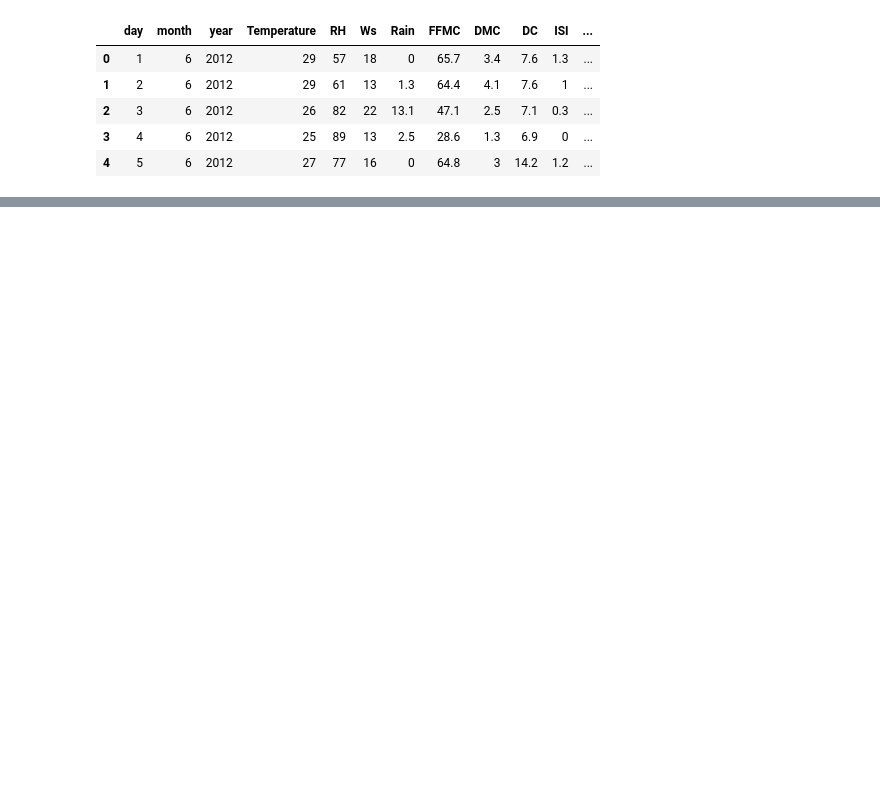
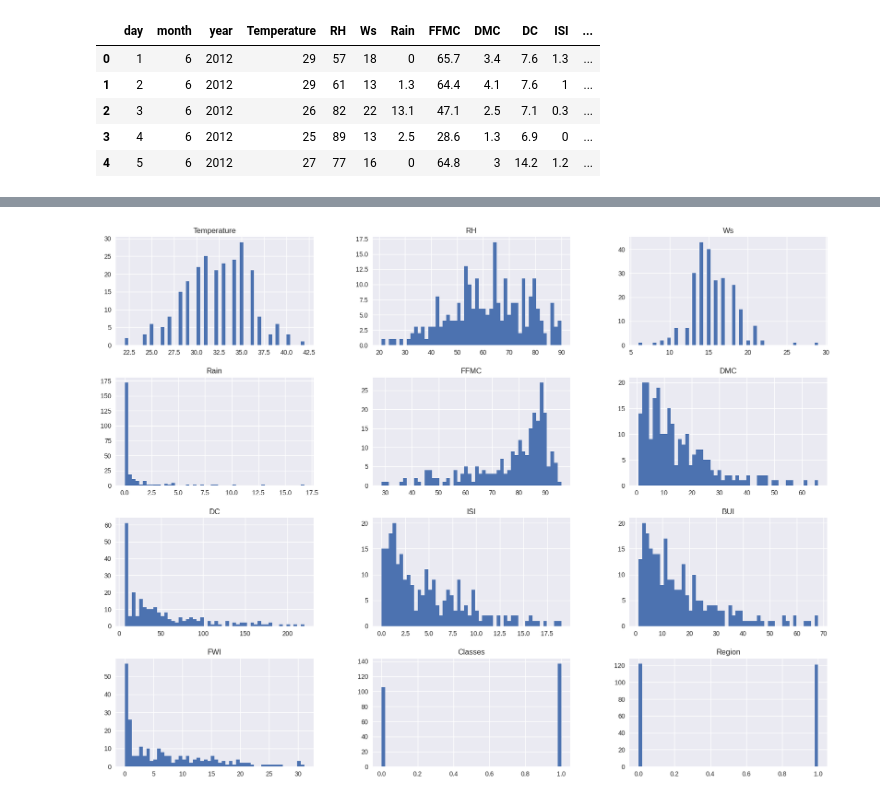
Before and after one commit to GOLISHYAMP/Colab_Notebooks, a Jupyter notebook: Data_Analysis.ipynb, the cells around one changed output, grey strips where cells are left out. Drawn from its saved outputs; the diff is of its cells as text; code cells hidden in the pictures; blank space fills up the shorter version.

```diff
--- a/Data_Analysis.ipynb
+++ b/Data_Analysis.ipynb
@@ -39,0 +234,2 @@ df1.head()
+# %%
+df = pd.read_csv('/content/drive/MyDrive/Datasets/Algerian_forest_fires_Cleaned_dataset.csv')
@@ -39,0 +238,2 @@ df1.head()
+# %%
+df_copy = df.drop(['day', 'month','year'], axis = 1)
@@ -39,0 +251,2 @@ df1.head()
+# %%
+df_copy['Classes'] = np.where(df_copy['Classes'] == 'not fire', 0, 1)
@@ -39,0 +270,6 @@ df1.head()
+# %%
+plt.style.use('seaborn')
+df_copy.hist(bins = 50, figsize=(20,15))
+plt.show()
+# %% [output]
+[figure, added]
```
Also changed, not shown: parts of 40 cells of this notebook.
